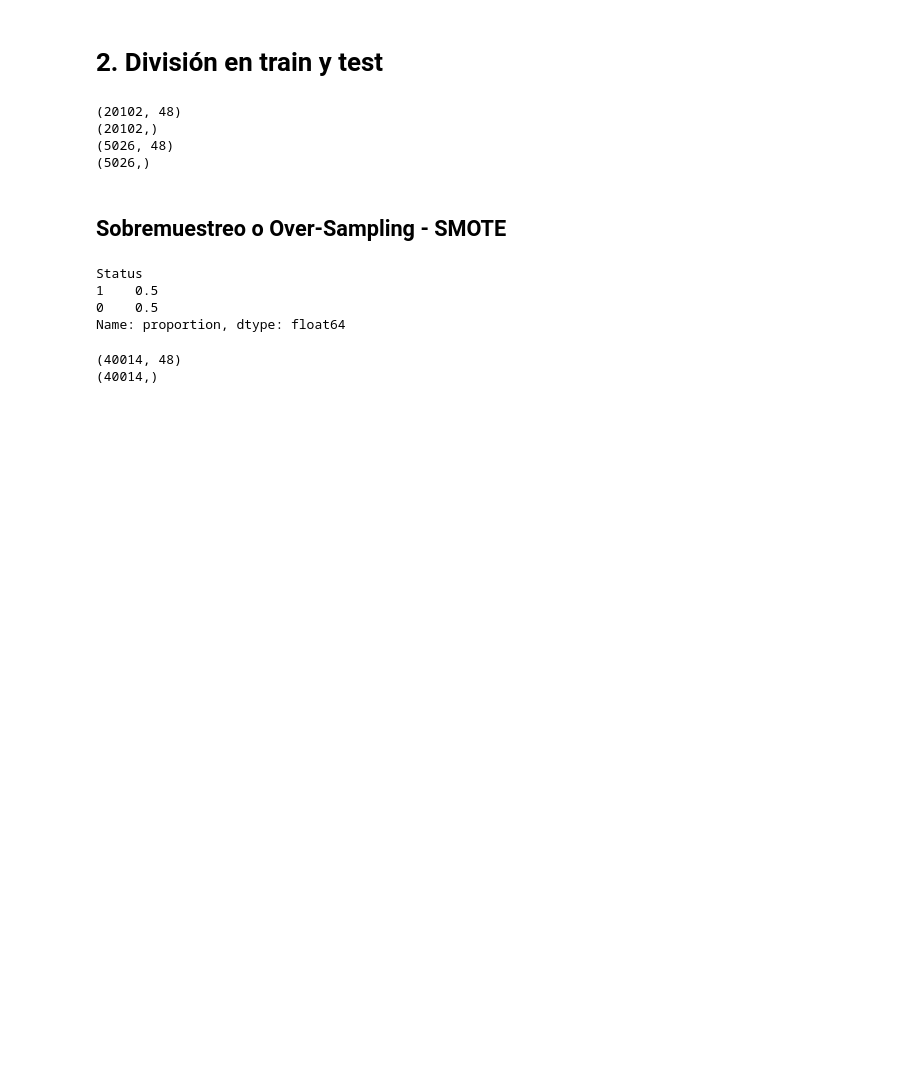
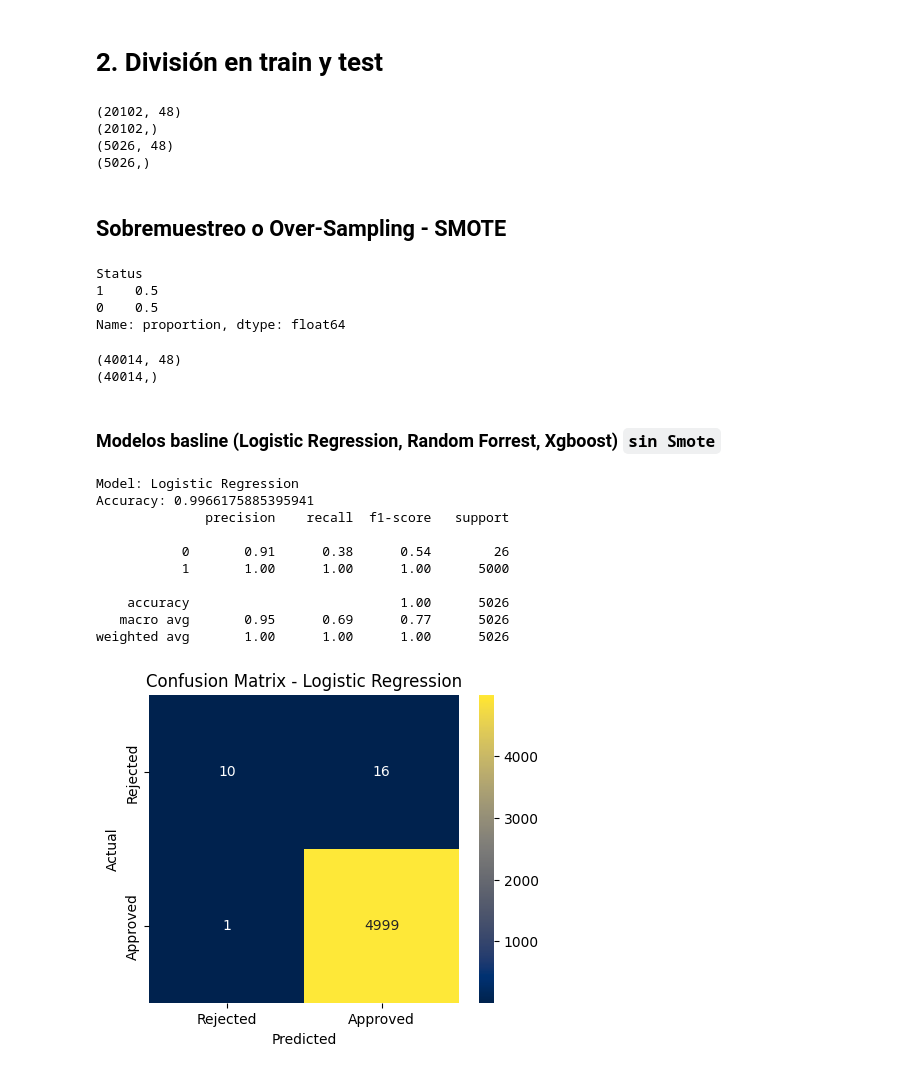
Before and after one commit to rafaneda7/Team-Challenge---Team-GPTlines, a Jupyter notebook: src/Team-GPTlines_Pipelines_v2.ipynb, the cells around one changed output. Saved outputs shown, nothing was run; the diff lists cells and outputs as text; code cells hidden in the pictures; blank space fills up the shorter version.

```diff
--- a/src/Team-GPTlines_Pipelines_v2.ipynb
+++ b/src/Team-GPTlines_Pipelines_v2.ipynb
@@ -293,3 +298,39 @@ print(y_train_smote.shape)
 # %% [output]
 (40014, 48)
 (40014,)
+# %% [markdown]
+### Modelos basline (Logistic Regression, Random Forrest, Xgboost)  `sin Smote`
+# %%
+# Función para entrenar y evaluar modelos
+def train_and_evaluate(model, name):
+    model.fit(X_train, y_train)
+    y_pred = model.predict(X_test)
+
+    print(f"\nModel: {name}")
+    print("Accuracy:", accuracy_score(y_test, y_pred))
+    print(classification_report(y_test, y_pred))
+
+    # Matriz de Confusión
+    cm = confusion_matrix(y_test, y_pred)
+    plt.figure(figsize=(5, 4))
+    sns.heatmap(cm, annot=True, fmt='d', cmap='cividis', xticklabels=['Rejected', 'Approved'], yticklabels=['Rejected', 'Approved'])
+    plt.xlabel('Predicted')
+    plt.ylabel('Actual')
+    plt.title(f'Confusion Matrix - {name}')
+    plt.show()
+# %%
+# Modelo 1: Regresión Logística
+log_reg = LogisticRegression(max_iter=1000)
+train_and_evaluate(log_reg, "Logistic Regression")
+# %% [output]
+Model: Logistic Regression
+Accuracy: 0.9966175885395941
+              precision    recall  f1-score   support
+
+           0       0.91      0.38      0.54        26
+           1       1.00      1.00      1.00      5000
+
+    accuracy                           1.00      5026
+   macro avg       0.95      0.69      0.77      5026
+weighted avg       1.00      1.00      1.00      5026
+[figure, added]
```
Also changed, not shown: parts of 11 cells of this notebook.
